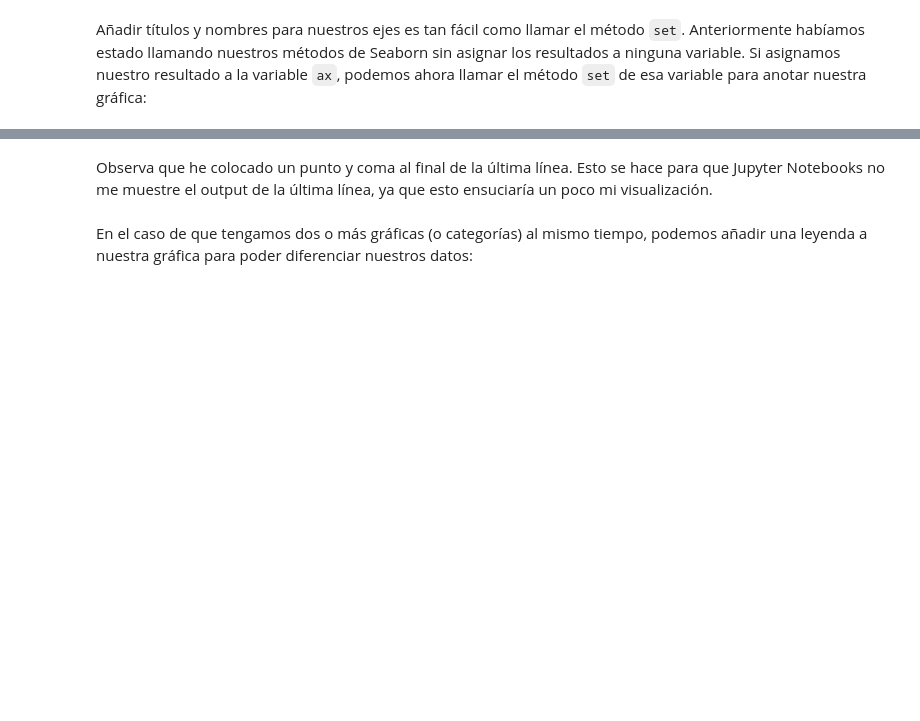
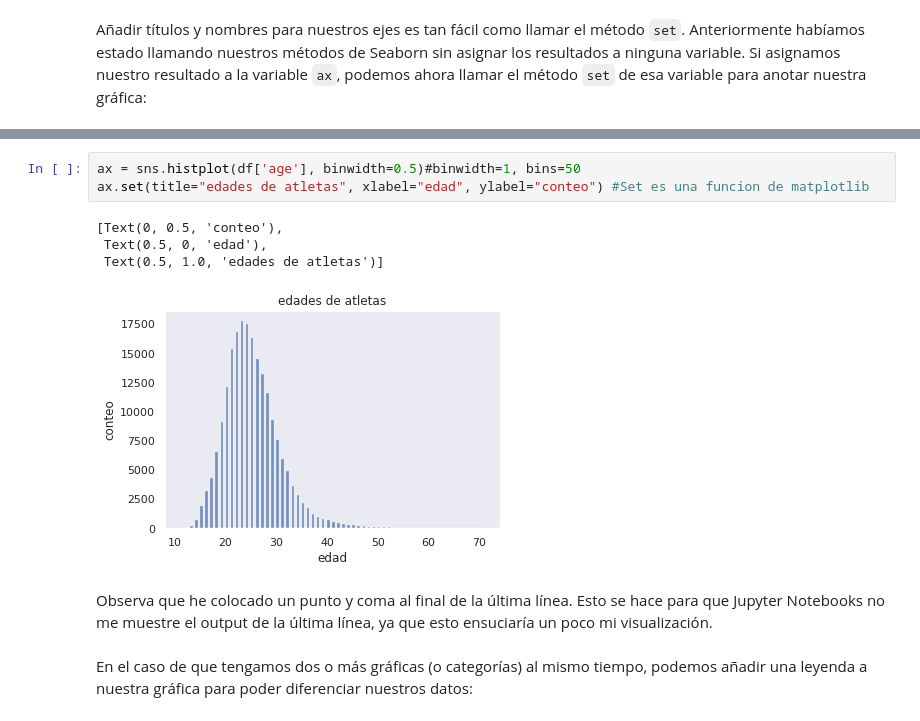
Before and after one commit to AngelicaDC/BEDUpython, a Jupyter notebook: Sesion-03/Ejemplo-01anotando_graficas.ipynb, the cells around one changed output, grey strips where cells are left out. Saved outputs shown, nothing was run; the diff lists cells and outputs as text; blank space fills up the shorter version.

```diff
--- a/Sesion-03/Ejemplo-01anotando_graficas.ipynb
+++ b/Sesion-03/Ejemplo-01anotando_graficas.ipynb
@@ -57,3 +77,11 @@ ax.set(title='Edades de atletas que participaron en los Juegos Olímpicos', xlab
+# %%
+ax = sns.histplot(df['age'], binwidth=0.5)#binwidth=1, bins=50
+ax.set(title="edades de atletas", xlabel="edad", ylabel="conteo") #Set es una funcion de matplotlib
+# %% [output]
+[Text(0, 0.5, 'conteo'),
+ Text(0.5, 0, 'edad'),
+ Text(0.5, 1.0, 'edades de atletas')]
+[figure, added]
 # %% [markdown]
 Observa que he colocado un punto y coma al final de la última línea. Esto se hace para que Jupyter Notebooks no me muestre el output de la última línea, ya que esto ensuciaría un poco mi visualización.
 # %% [markdown]
```
Also changed, not shown: parts of 5 cells of this notebook.
